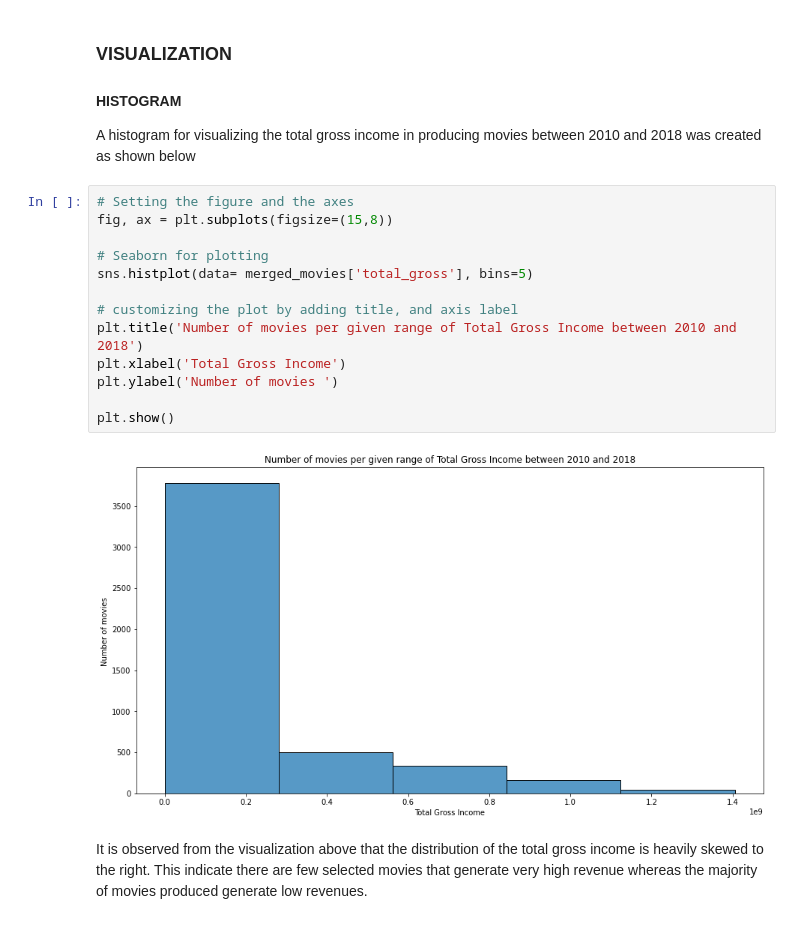
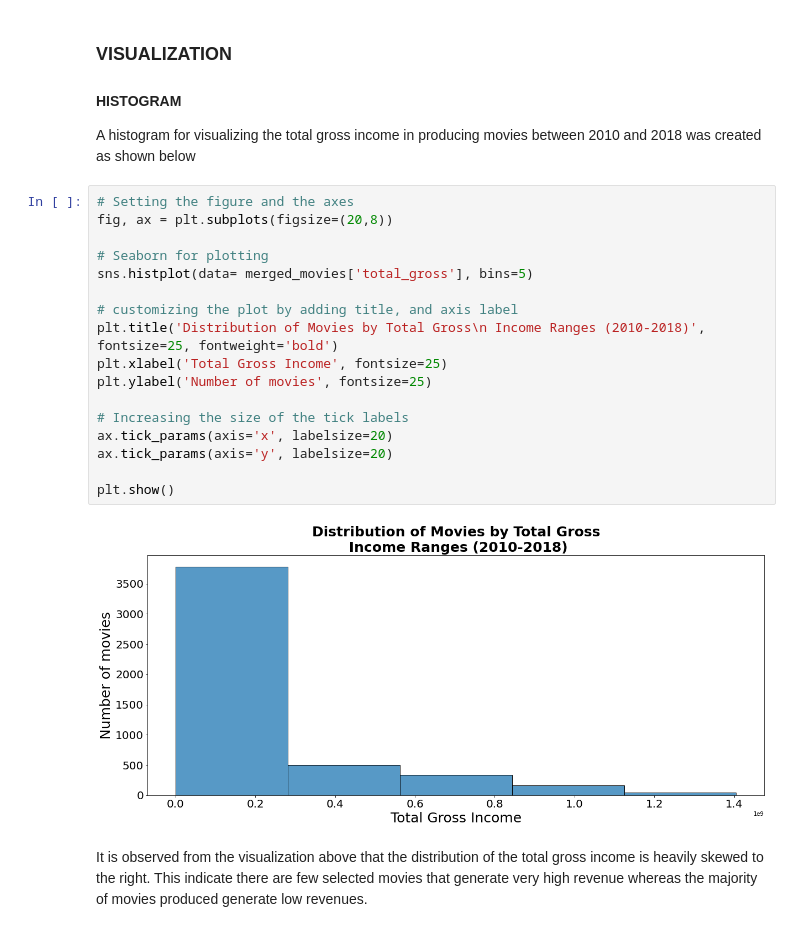
Before and after one commit to Giwanji/phase1project, a Jupyter notebook: firstproject.ipynb, the cells around one changed output. Cells and saved outputs as stored; diff of their text form.

Commit message:
Finalize Visualization

```diff
--- a/firstproject.ipynb
+++ b/firstproject.ipynb
@@ -395,19 +395,23 @@ plt.show()
 A histogram for visualizing the total gross income in producing movies between 2010 and 2018 was created as shown below
 # %%
 # Setting the figure and the axes
-fig, ax = plt.subplots(figsize=(15,8))
+fig, ax = plt.subplots(figsize=(20,8))
 
 # Seaborn for plotting
 sns.histplot(data= merged_movies['total_gross'], bins=5)
 
 # customizing the plot by adding title, and axis label
-plt.title('Number of movies per given range of Total Gross Income between 2010 and 2018')
-plt.xlabel('Total Gross Income')
-plt.ylabel('Number of movies ')
+plt.title('Distribution of Movies by Total Gross\n Income Ranges (2010-2018)', fontsize=25, fontweight='bold')
+plt.xlabel('Total Gross Income', fontsize=25)
+plt.ylabel('Number of movies', fontsize=25)
+
+# Increasing the size of the tick labels
+ax.tick_params(axis='x', labelsize=20)
+ax.tick_params(axis='y', labelsize=20)
 
 plt.show()
 # %% [output]
-[figure, old version]
+[figure, new version]
 # %% [markdown]
 It is observed from the visualization above  that the distribution of the total gross income is heavily skewed to the right. This indicate there are few selected movies that generate very high revenue whereas the majority of movies produced generate low revenues.
 # %% [markdown]
```
